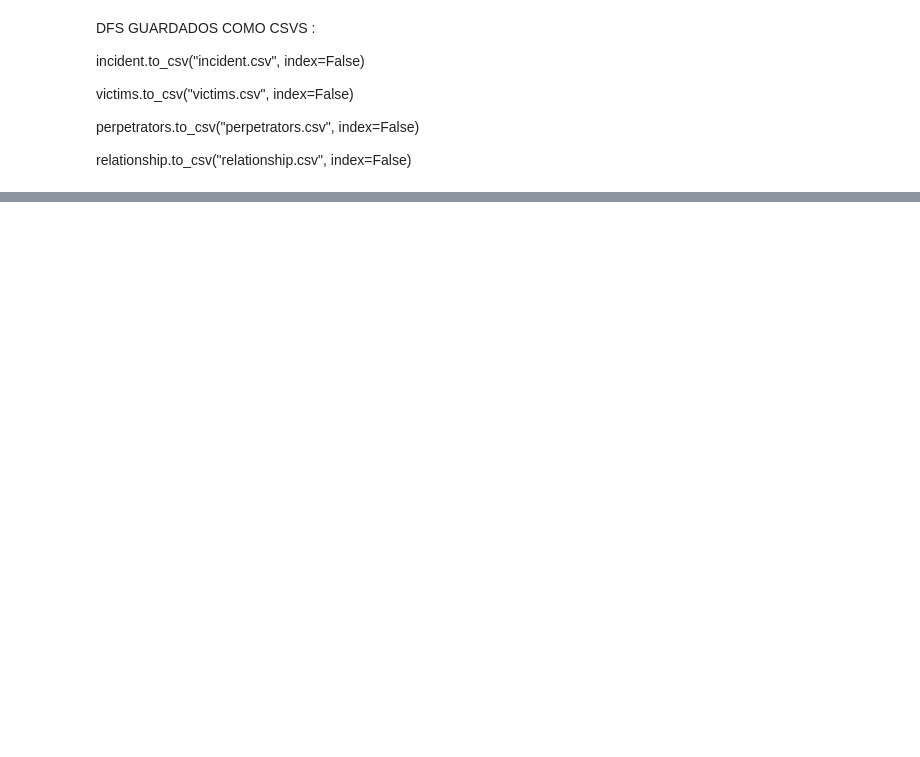
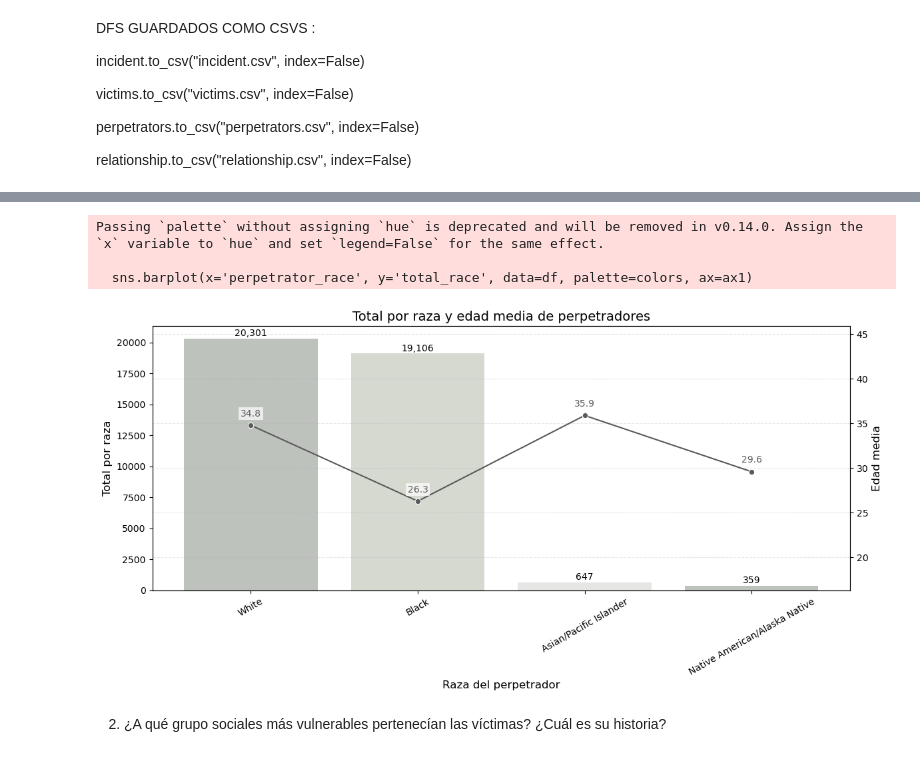
Before and after one commit to luciaruizfraile/deadly_patterns, a Jupyter notebook: deadly_patterns.ipynb, the cells around one changed output, grey strips where cells are left out. Cells and saved outputs as stored; diff of their text form; code cells hidden in the pictures; blank space fills up the shorter version.

```diff
--- a/deadly_patterns.ipynb
+++ b/deadly_patterns.ipynb
@@ -163,0 +249,52 @@ relationship.to_csv("relationship.csv", index=False)
+# %%
+data = {
+    "perpetrator_race": ["White", "Black", "Asian/Pacific Islander", "Native American/Alaska Native"],
+    "total_race": [20301, 19106, 647, 359],
+    "edad_media": [34.8, 26.3, 35.9, 29.6],
+    "sexo_mas_comun": ["Male", "Male", "Male", "Male"]
+}
+
+df = pd.DataFrame(data)
+
+colors = ['#bec3bc', '#d7dacf', '#e6e8e3', '#bec3bc']
+
+fig, ax1 = plt.subplots(figsize=(12, 6))
+
+# Barras para total_race
+sns.barplot(x='perpetrator_race', y='total_race', data=df, palette=colors, ax=ax1)
+ax1.set_ylabel('Total por raza', fontsize=12)
+ax1.set_xlabel('Raza del perpetrador', fontsize=12)
+ax1.set_title('Total por raza y edad media de perpetradores', fontsize=14)
+ax1.tick_params(axis='x', rotation=30)
+
+# Eje secundario para edad_media
+ax2 = ax1.twinx()
+sns.lineplot(x='perpetrator_race', y='edad_media', data=df, marker='o', sort=False, color='#5A5A5A', ax=ax2)
+ax2.set_ylabel('Edad media', fontsize=12)
+ax2.grid(True, axis='y', linestyle='--', alpha=0.3)
+
+# Ajustamos límites del eje secundario para que tenga más rango vertical
+edad_min = df['edad_media'].min()
+edad_max = df['edad_media'].max()
+rango_extra = 10  # añade espacio extra arriba y abajo
+
+ax2.set_ylim(edad_min - rango_extra, edad_max + rango_extra)
+
+# Mostrar valor encima de cada barra (total_race)
+for i, total in enumerate(df['total_race']):
+    ax1.text(i, total + max(df['total_race']) * 0.01, f'{total:,}', ha='center', fontsize=10)
+
+# Mostrar valor encima de cada punto de edad_media, con fondo blanco y desplazado arriba
+for i, edad in enumerate(df['edad_media']):
+    ax2.text(i, edad + rango_extra * 0.1, f'{edad}', ha='center', fontsize=10,
+             color='#5A5A5A', bbox=dict(facecolor='white', alpha=0.7, edgecolor='none', pad=2))
+
+plt.tight_layout()
+plt.show()
+# %% [output]
+Passing `palette` without assigning `hue` is deprecated and will be removed in v0.14.0. Assign the `x` variable to `hue` and set `legend=False` for the same effect.
+
+  sns.barplot(x='perpetrator_race', y='total_race', data=df, palette=colors, ax=ax1)
+[figure, added]
+# %% [markdown]
+2. ¿A qué grupo sociales más vulnerables pertenecían las víctimas? ¿Cuál es su historia?
```
Also changed, not shown: parts of 40 cells of this notebook.
